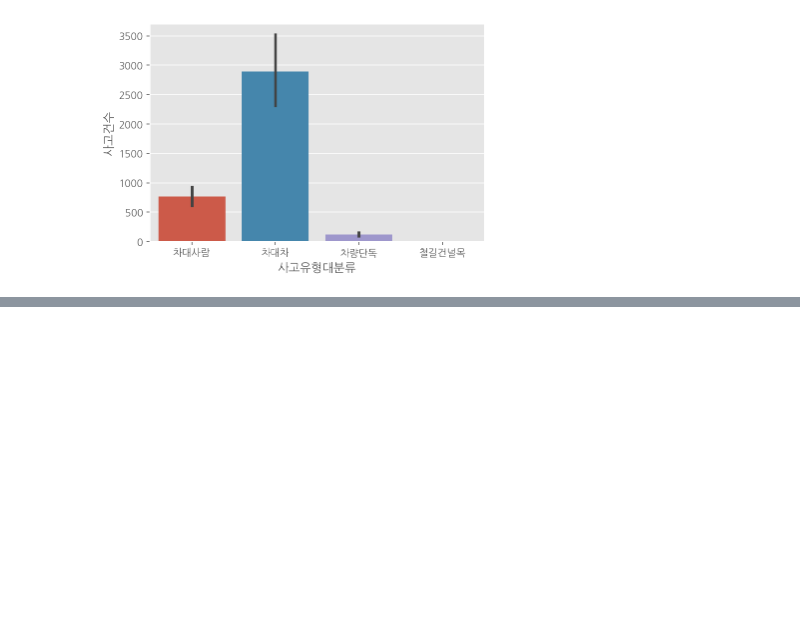
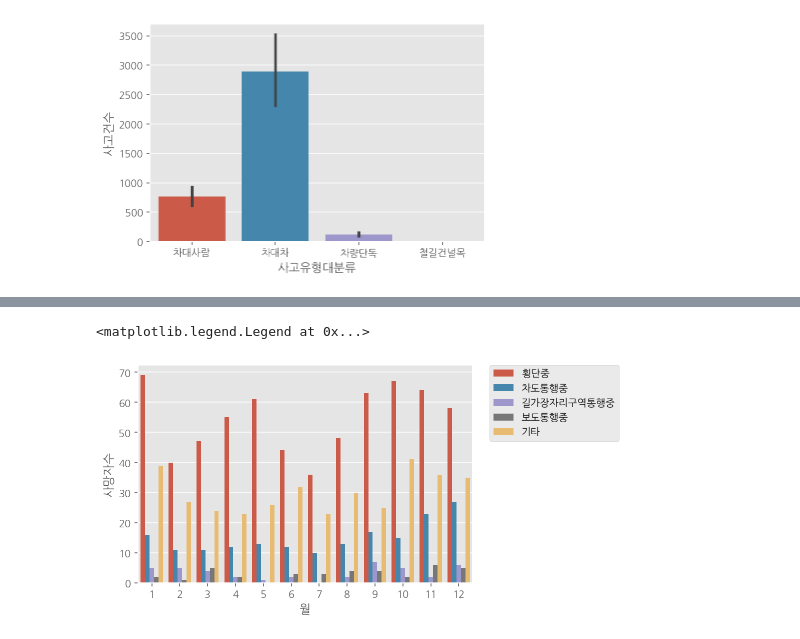
Before and after one commit to SoheeKims/Study-Python, a Jupyter notebook: 교통사고_유형별_사고2.ipynb, the cells around one changed output, grey strips where cells are left out. Cells and saved outputs as stored; diff of their text form; code cells hidden in the pictures; blank space fills up the shorter version.

```diff
--- a/교통사고_유형별_사고2.ipynb
+++ b/교통사고_유형별_사고2.ipynb
@@ -316,0 +319,7 @@ sns.barplot(data = df, x = '사고유형대분류', y = '사고건수')
+# %%
+# 차대사람 사고유형에서 사고유형기준 월별 사망자수 시각화
+sns.barplot(data = df2, x = '월', y = '사망자수', hue = '사고유형')
+plt.legend(bbox_to_anchor = (1.05,1), loc = 2, borderaxespad = 0.)
+# %% [output]
+<matplotlib.legend.Legend at 0x...>
+[figure, added]
```
Also changed, not shown: parts of 6 cells of this notebook.
